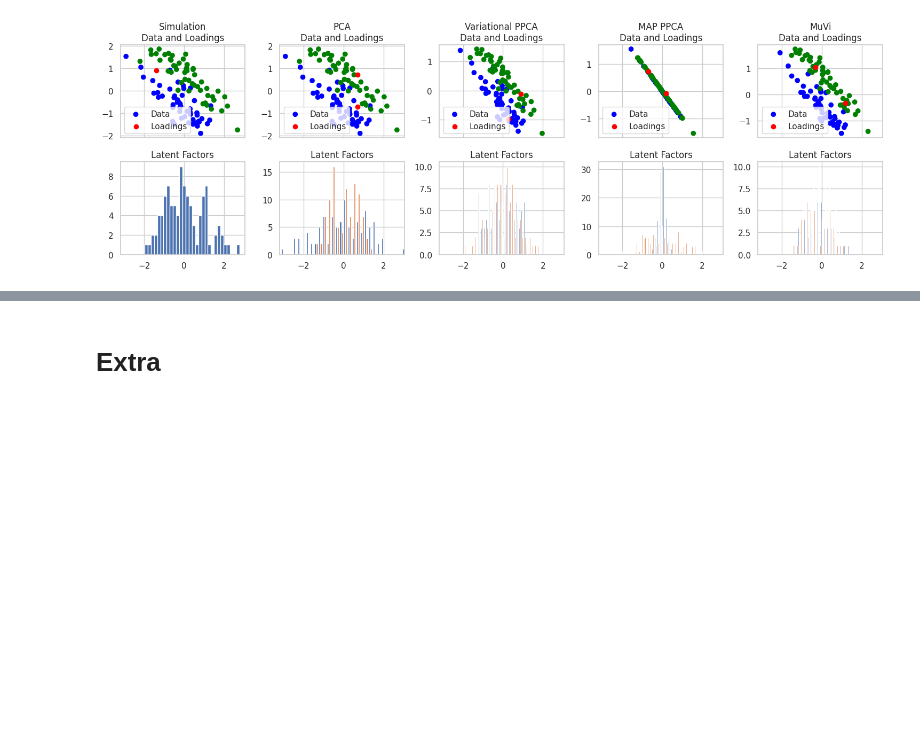
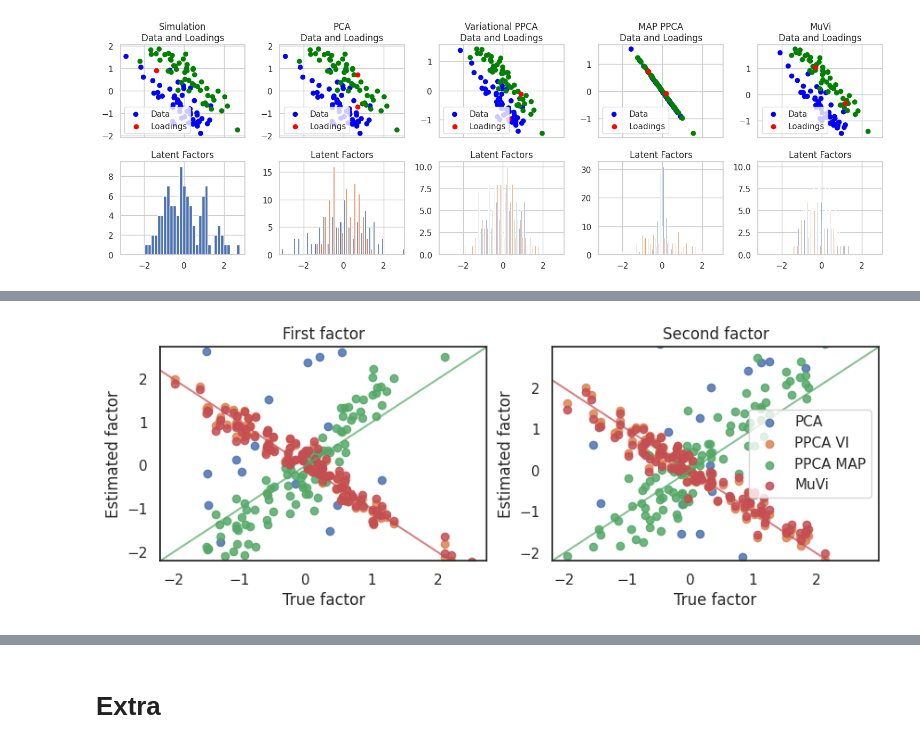
Before and after one commit to MaxMedinaG/muvi_experiments, a Jupyter notebook: MuVi_and_PPCA.ipynb, the cells around one changed output, grey strips where cells are left out. Saved outputs shown, nothing was run; the diff lists cells and outputs as text; code cells hidden in the pictures; blank space fills up the shorter version.

```diff
--- a/MuVi_and_PPCA.ipynb
+++ b/MuVi_and_PPCA.ipynb
@@ -691,0 +786,30 @@ ax.quiver(*-mu/sd,*(np.array([Delta,Delta])-mu)/sd, angles='xy', scale_units='xy
+# %%
+sns.set_style("white")
+fig,ax = plt.subplots(1,2,figsize=(10,3),sharex=False,sharey=False)
+ax[0].set_title('First factor')
+ax[0].set_xlabel('True factor')
+ax[0].set_ylabel('Estimated factor')
+ax[0].scatter(x=Z[:,0],y=Z_pca[:,0],label='PCA',alpha=0.85)
+ax[0].scatter(x=Z[:,0],y=Z_vi[:,0],label='PPCA VI',alpha=0.85)
+ax[0].scatter(x=Z[:,0],y=Z_map[:,0],label='PPCA MAP',alpha=0.85)
+ax[0].scatter(x=Z[:,0],y=Z_muvi[:,0],label='MuVi',alpha=0.85)
+ax[0].set_ylim(ax[0].get_xlim())
+ax[0].axline((0, 0), slope=-1, color='r',alpha=0.7)
+ax[0].axline((0, 0), slope=1, color='g',alpha=0.7)
+# ax[0].legend()
+
+ax[1].set_title('Second factor')
+ax[1].set_xlabel('True factor')
+ax[1].set_ylabel('Estimated factor')
+ax[1].scatter(x=Z[:,1],y=Z_pca[:,1],label='PCA',alpha=0.85)
+ax[1].scatter(x=Z[:,1],y=Z_vi[:,1],label='PPCA VI',alpha=0.85)
+ax[1].scatter(x=Z[:,1],y=Z_map[:,1],label='PPCA MAP',alpha=0.85)
+ax[1].scatter(x=Z[:,1],y=Z_muvi[:,1],label='MuVi',alpha=0.85)
+ax[1].set_ylim(ax[1].get_xlim())
+ax[1].axline((0, 0), slope=-1, color='r',alpha=0.7)
+ax[1].axline((0, 0), slope=1, color='g',alpha=0.7)
+ax[1].legend()
+fig.savefig('hd_latents.png',bbox_inches=Bbox([[0,-0.5],fig.get_size_inches()]))
+plt.show()
+# %% [output]
+[figure, added]
```
Also changed, not shown: parts of 14 cells of this notebook, 1 other file.
